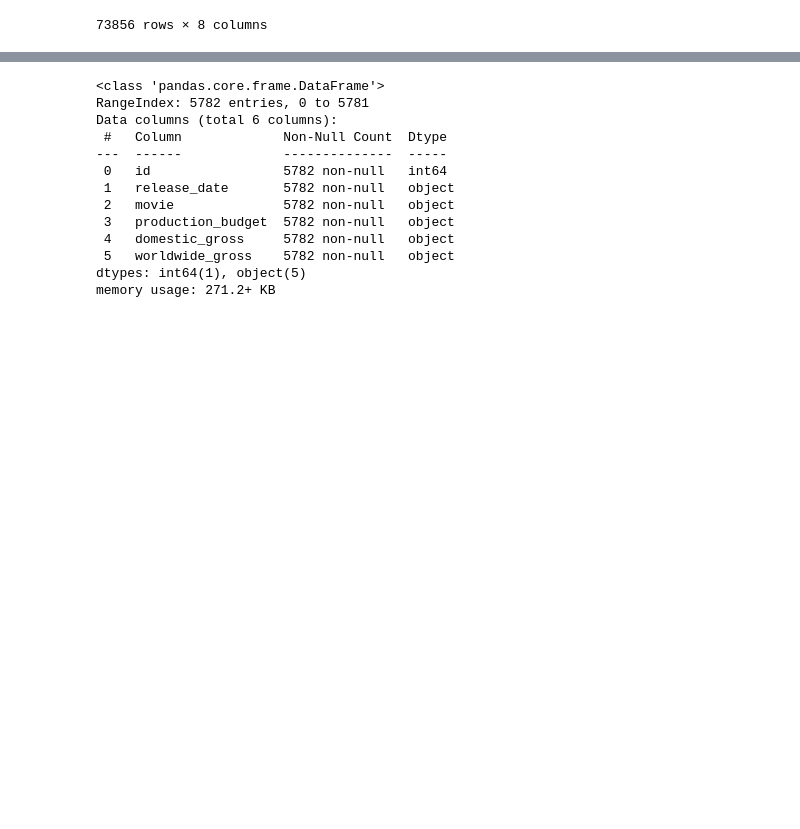
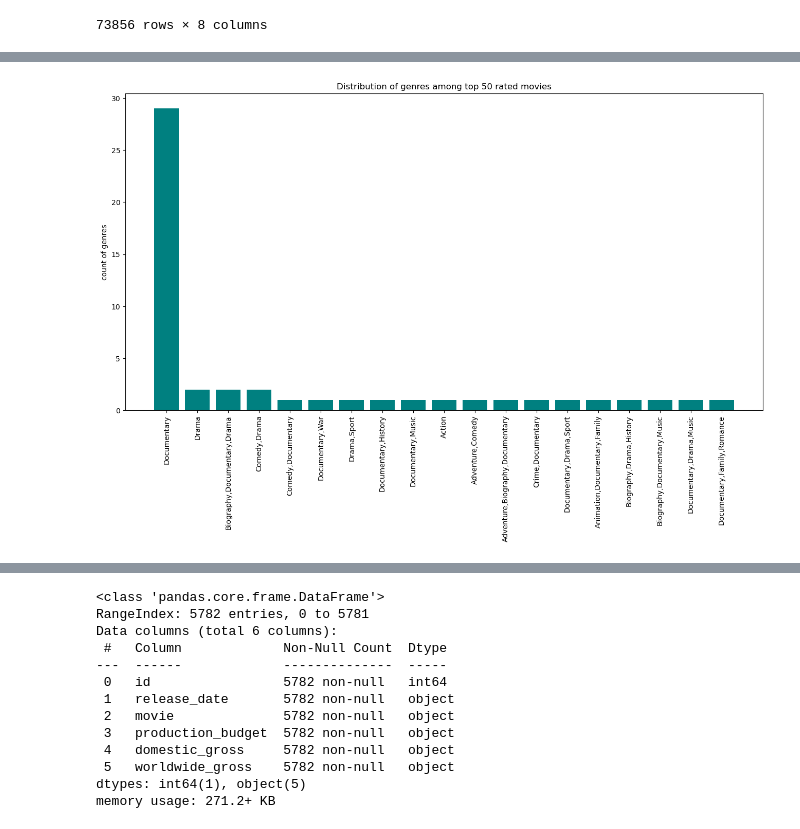
Before and after one commit to danielkimutai/movies-analysis, a Jupyter notebook: movie analysis.ipynb, the cells around one changed output, grey strips where cells are left out. Cells and saved outputs as stored; diff of their text form; code cells hidden in the pictures; blank space fills up the shorter version.

Commit message:
movie analysis project

```diff
--- a/movie analysis.ipynb
+++ b/movie analysis.ipynb
@@ -53,0 +158,3 @@ IM.DB DATA CLEANING
+# %%
+#dropping the duplicates
+imdb_df.drop_duplicates(inplace=True)
@@ -145,0 +203,7 @@ Movie_budgets
+# %%
+#top 25 movies based on average rating
+imdb_50_df=imdb_df.head(50)
+# %%
+#checking the value counts of genres among the top 25 movies
+imdb_50_counts=imdb_50_df['genres'].value_counts()
+imdb_50_counts
@@ -145,0 +231,14 @@ Movie_budgets
+# %%
+#data visualisation of the top_25_movies
+fig,ax = plt.subplots(figsize=(16,8))
+plt.style.use('default')
+x=imdb_50_counts.index
+y=imdb_50_counts.values
+#using a bargraph
+ax.bar(x,y ,color='teal')
+#customizing the bar graph
+ax.set_title('Distribution of genres among top 50 rated movies')
+ax.set_ylabel('count of genres')
+ax.tick_params(axis="x", labelrotation=90)
+# %% [output]
+[figure, added]
```
Also changed, not shown: parts of 74 cells of this notebook.
